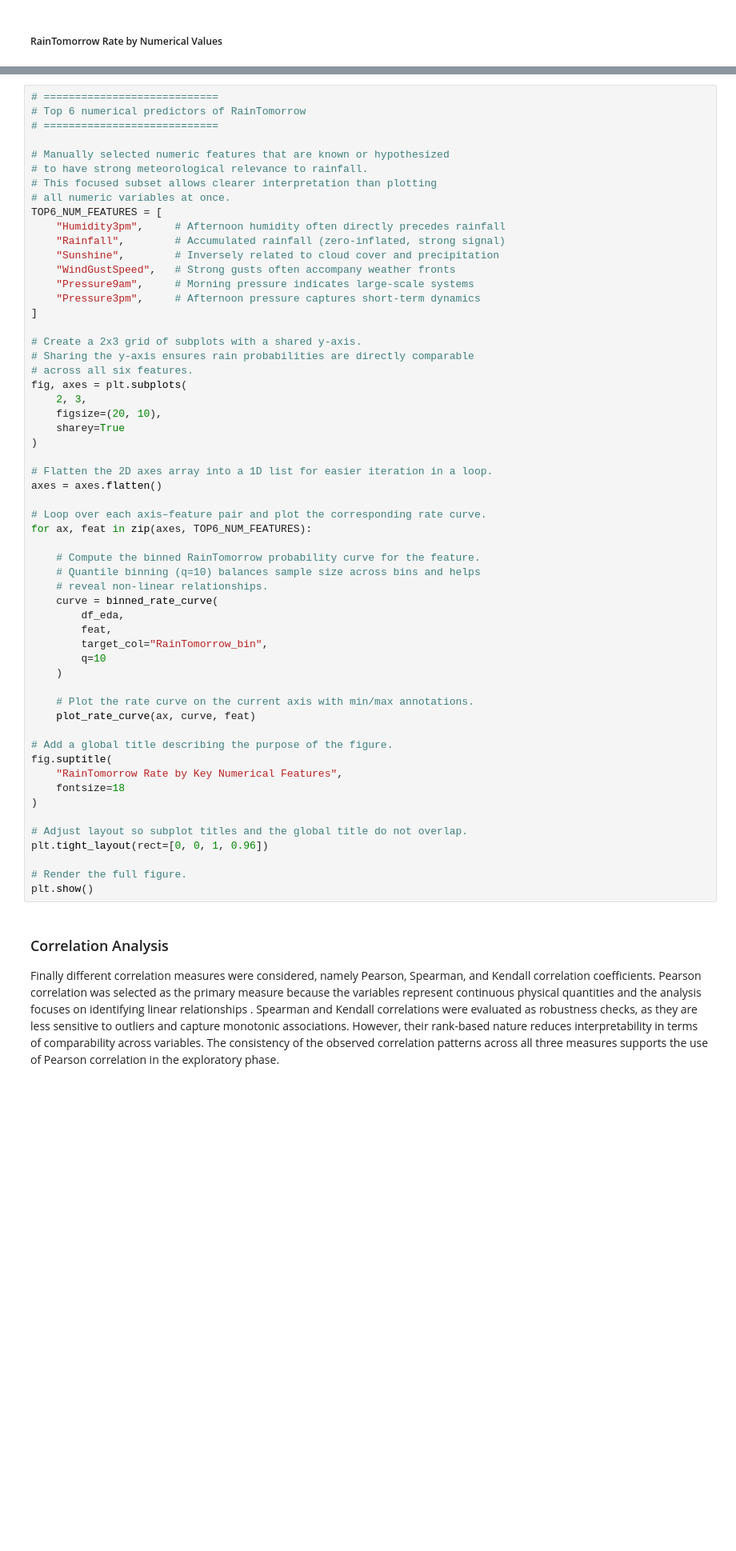
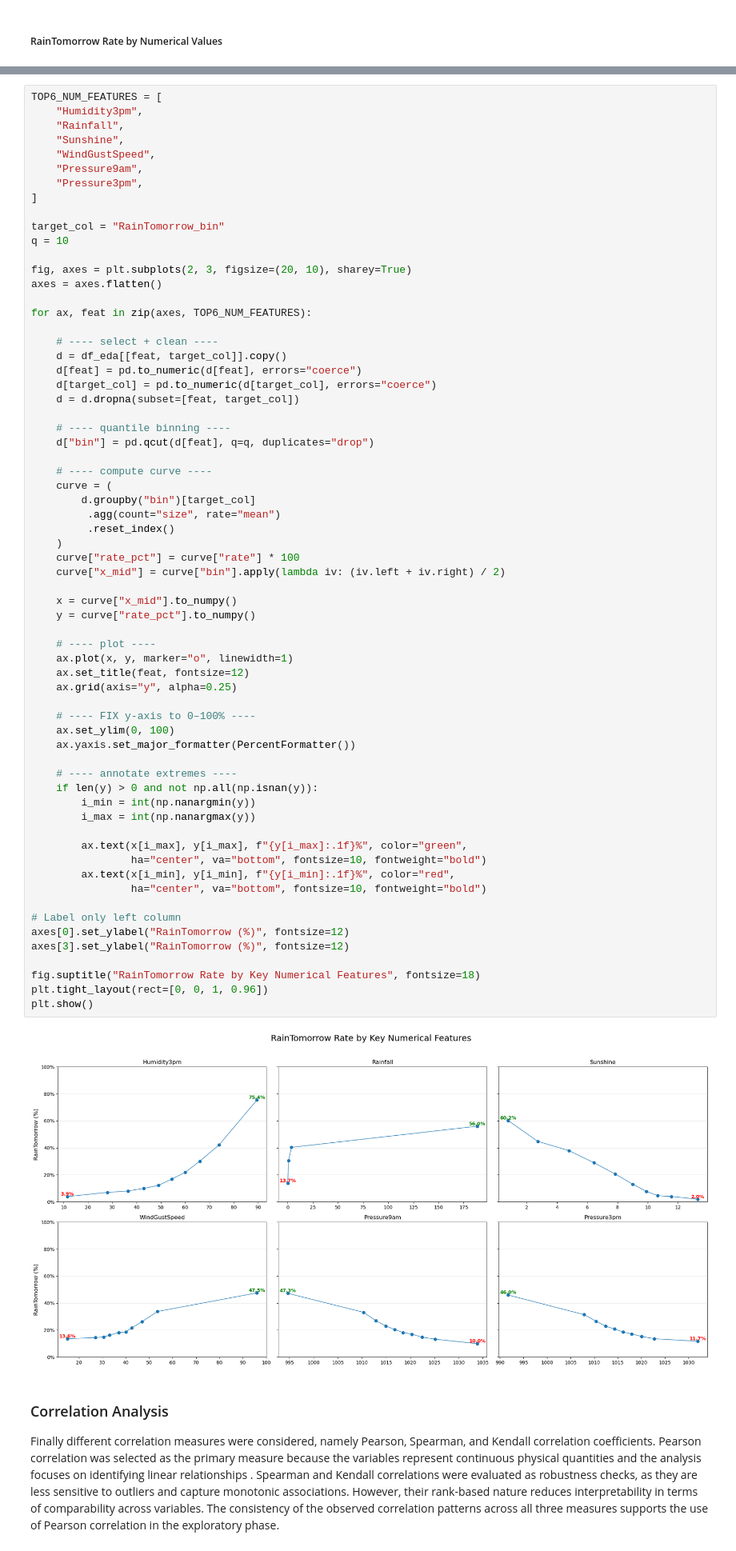
Before and after one commit to AstouK/Rain_Australia, a Jupyter notebook: rain_australia v3.ipynb, the cells around one changed output, grey strips where cells are left out. Shown at 80% size. Cells and saved outputs as stored; diff of their text form; blank space fills up the shorter version.

```diff
--- a/rain_australia v3.ipynb
+++ b/rain_australia v3.ipynb
@@ -1923,60 +1788,70 @@ plot_rate_curves_grid(
 # %%
-# ============================
-# Top 6 numerical predictors of RainTomorrow
-# ============================
-
-# Manually selected numeric features that are known or hypothesized
-# to have strong meteorological relevance to rainfall.
-# This focused subset allows clearer interpretation than plotting
-# all numeric variables at once.
 TOP6_NUM_FEATURES = [
-    "Humidity3pm",     # Afternoon humidity often directly precedes rainfall
-    "Rainfall",        # Accumulated rainfall (zero-inflated, strong signal)
-    "Sunshine",        # Inversely related to cloud cover and precipitation
-    "WindGustSpeed",   # Strong gusts often accompany weather fronts
-    "Pressure9am",     # Morning pressure indicates large-scale systems
-    "Pressure3pm",     # Afternoon pressure captures short-term dynamics
+    "Humidity3pm",
+    "Rainfall",
+    "Sunshine",
+    "WindGustSpeed",
+    "Pressure9am",
+    "Pressure3pm",
 ]
 
-# Create a 2x3 grid of subplots with a shared y-axis.
-# Sharing the y-axis ensures rain probabilities are directly comparable
-# across all six features.
-fig, axes = plt.subplots(
-    2, 3,
-    figsize=(20, 10),
-    sharey=True
-)
+target_col = "RainTomorrow_bin"
+q = 10
 
-# Flatten the 2D axes array into a 1D list for easier iteration in a loop.
+fig, axes = plt.subplots(2, 3, figsize=(20, 10), sharey=True)
 axes = axes.flatten()
 
-# Loop over each axis–feature pair and plot the corresponding rate curve.
 for ax, feat in zip(axes, TOP6_NUM_FEATURES):
 
-    # Compute the binned RainTomorrow probability curve for the feature.
-    # Quantile binning (q=10) balances sample size across bins and helps
-    # reveal non-linear relationships.
-    curve = binned_rate_curve(
-        df_eda,
-        feat,
-        target_col="RainTomorrow_bin",
-        q=10
+    # ---- select + clean ----
+    d = df_eda[[feat, target_col]].copy()
+    d[feat] = pd.to_numeric(d[feat], errors="coerce")
+    d[target_col] = pd.to_numeric(d[target_col], errors="coerce")
+    d = d.dropna(subset=[feat, target_col])
+
+    # ---- quantile binning ----
+    d["bin"] = pd.qcut(d[feat], q=q, duplicates="drop")
+
+    # ---- compute curve ----
+    curve = (
+        d.groupby("bin")[target_col]
+         .agg(count="size", rate="mean")
+         .reset_index()
     )
+    curve["rate_pct"] = curve["rate"] * 100
+    curve["x_mid"] = curve["bin"].apply(lambda iv: (iv.left + iv.right) / 2)
 
-    # Plot the rate curve on the current axis with min/max annotations.
-    plot_rate_curve(ax, curve, feat)
+    x = curve["x_mid"].to_numpy()
+    y = curve["rate_pct"].to_numpy()
 
-# Add a global title describing the purpose of the figure.
-fig.suptitle(
-    "RainTomorrow Rate by Key Numerical Features",
-    fontsize=18
-)
+    # ---- plot ----
+    ax.plot(x, y, marker="o", linewidth=1)
+    ax.set_title(feat, fontsize=12)
+    ax.grid(axis="y", alpha=0.25)
 
-# Adjust layout so subplot titles and the global title do not overlap.
+    # ---- FIX y-axis to 0–100% ----
+    ax.set_ylim(0, 100)
+    ax.yaxis.set_major_formatter(PercentFormatter())
+
+    # ---- annotate extremes ----
+    if len(y) > 0 and not np.all(np.isnan(y)):
+        i_min = int(np.nanargmin(y))
+        i_max = int(np.nanargmax(y))
+
+        ax.text(x[i_max], y[i_max], f"{y[i_max]:.1f}%", color="green",
+                ha="center", va="bottom", fontsize=10, fontweight="bold")
+        ax.text(x[i_min], y[i_min], f"{y[i_min]:.1f}%", color="red",
+                ha="center", va="bottom", fontsize=10, fontweight="bold")
+
+# Label only left column
+axes[0].set_ylabel("RainTomorrow (%)", fontsize=12)
+axes[3].set_ylabel("RainTomorrow (%)", fontsize=12)
+
+fig.suptitle("RainTomorrow Rate by Key Numerical Features", fontsize=18)
 plt.tight_layout(rect=[0, 0, 1, 0.96])
-
-# Render the full figure.
 plt.show()
+# %% [output]
+[figure, added]
 # %% [markdown]
 ### Correlation Analysis
 Finally different correlation measures were considered, namely Pearson, Spearman, and Kendall correlation coefficients. Pearson correlation was selected as the primary measure because the variables represent continuous physical quantities and the analysis focuses on identifying linear relationships . Spearman and Kendall correlations were evaluated as robustness checks, as they are less sensitive to outliers and capture monotonic associations. However, their rank-based nature reduces interpretability in terms of comparability across variables. The consistency of the observed correlation patterns across all three measures supports the use of Pearson correlation in the exploratory phase.
```
Also changed, not shown: parts of 26 cells of this notebook, 2 other files.
